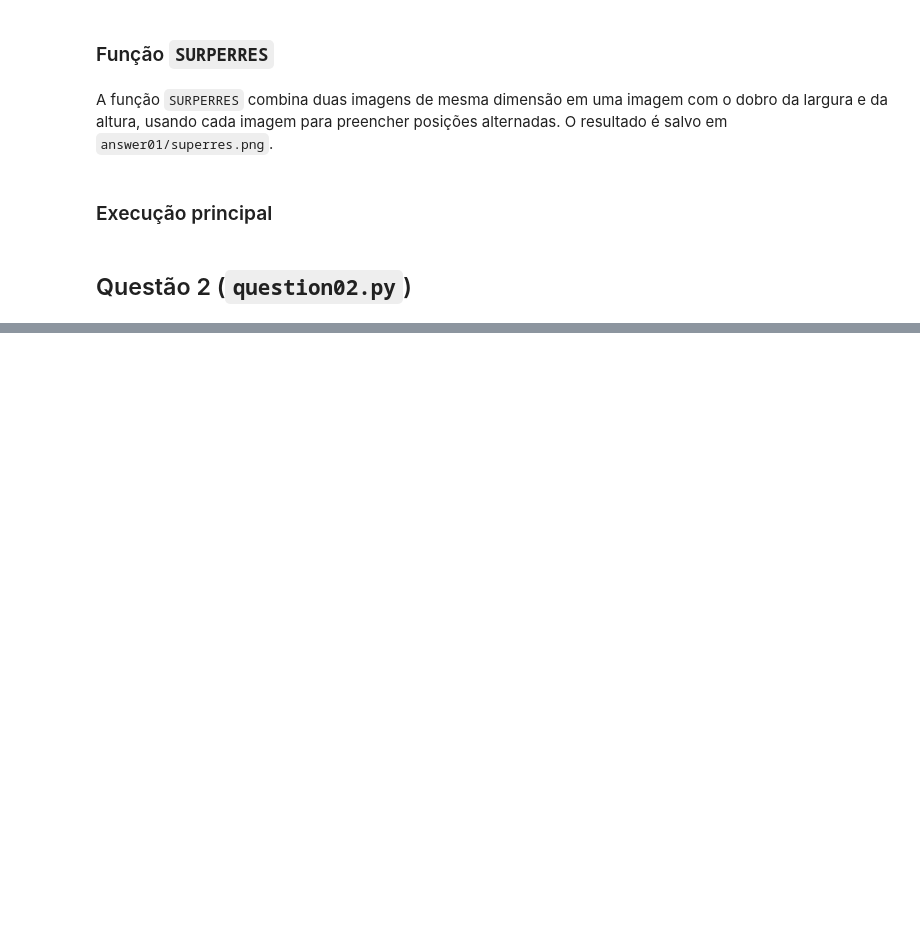
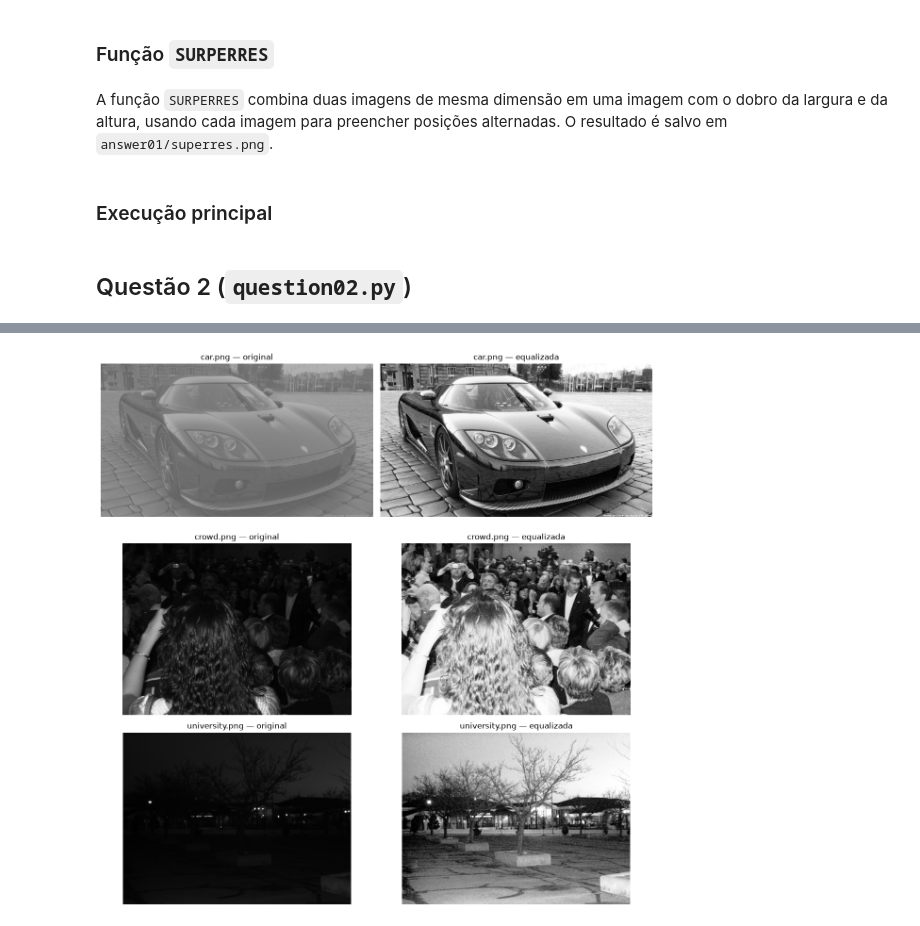
Before and after one commit to lucassaad/projeto1-processamento-imagens, a Jupyter notebook: questions.ipynb, the cells around one changed output, grey strips where cells are left out. Drawn from its saved outputs; the diff is of its cells as text; code cells hidden in the pictures; blank space fills up the shorter version.

```diff
--- a/questions.ipynb
+++ b/questions.ipynb
@@ -190,0 +178,7 @@ if __name__ == '__main__':
+# %%
+GAMMAS = (0.5, 0.8, 1.2, 1.5)
+MELHOR_GAMMA = {
+    "car.png": 1.5,
+    "crowd.png": 0.8,
+    "university.png": 0.8,
+}
@@ -190,0 +285,38 @@ if __name__ == '__main__':
+# %%
+def equalizar(path: str, output_path=None) -> np.ndarray:
+    """Equaliza uma imagem em tons de cinza, salva opcionalmente e retorna o resultado."""
+    img = cv.imread(path, flags=cv.IMREAD_GRAYSCALE)
+    if img is None:
+        raise FileNotFoundError(f"Não foi possível ler a imagem: {path}")
+
+    eq = cv.equalizeHist(img)
+    if output_path is not None:
+        output_path = Path(output_path)
+        output_path.parent.mkdir(parents=True, exist_ok=True)
+        if not cv.imwrite(str(output_path), eq):
+            raise OSError(f"Não foi possível salvar a imagem: {output_path}")
+    return eq
+# %%
+imagens_equalizadas = {}
+fig, eixos = plt.subplots(len(IMAGENS), 2, figsize=(12, 12))
+
+for linha, (nome, caminho) in enumerate(IMAGENS.items()):
+    original = cv.imread(caminho, flags=cv.IMREAD_GRAYSCALE)
+    if original is None:
+        raise FileNotFoundError(f"Não foi possível ler a imagem: {caminho}")
+
+    destino = OUT_DIR / "equalizadas" / f"{Path(nome).stem}_equalizada.png"
+    equalizada = equalizar(caminho, output_path=destino)
+    imagens_equalizadas[nome] = (original, equalizada)
+
+    eixos[linha, 0].imshow(original, cmap="gray", vmin=0, vmax=255)
+    eixos[linha, 0].set_title(f"{nome} — original")
+    eixos[linha, 0].axis("off")
+    eixos[linha, 1].imshow(equalizada, cmap="gray", vmin=0, vmax=255)
+    eixos[linha, 1].set_title(f"{nome} — equalizada")
+    eixos[linha, 1].axis("off")
+
+plt.tight_layout()
+plt.show()
+# %% [output]
+[figure, added]
```
Also changed, not shown: parts of 14 cells of this notebook, 38 other files.
